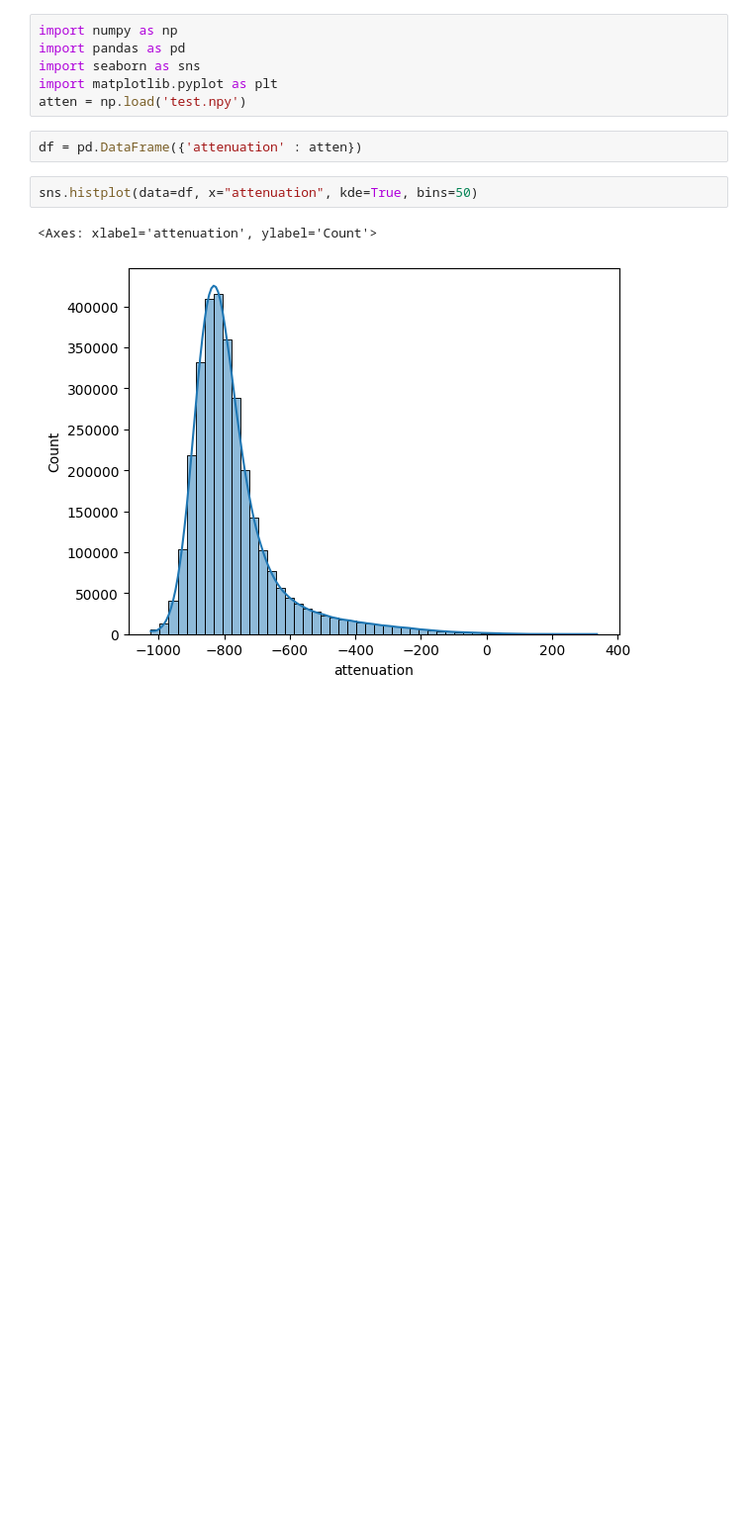
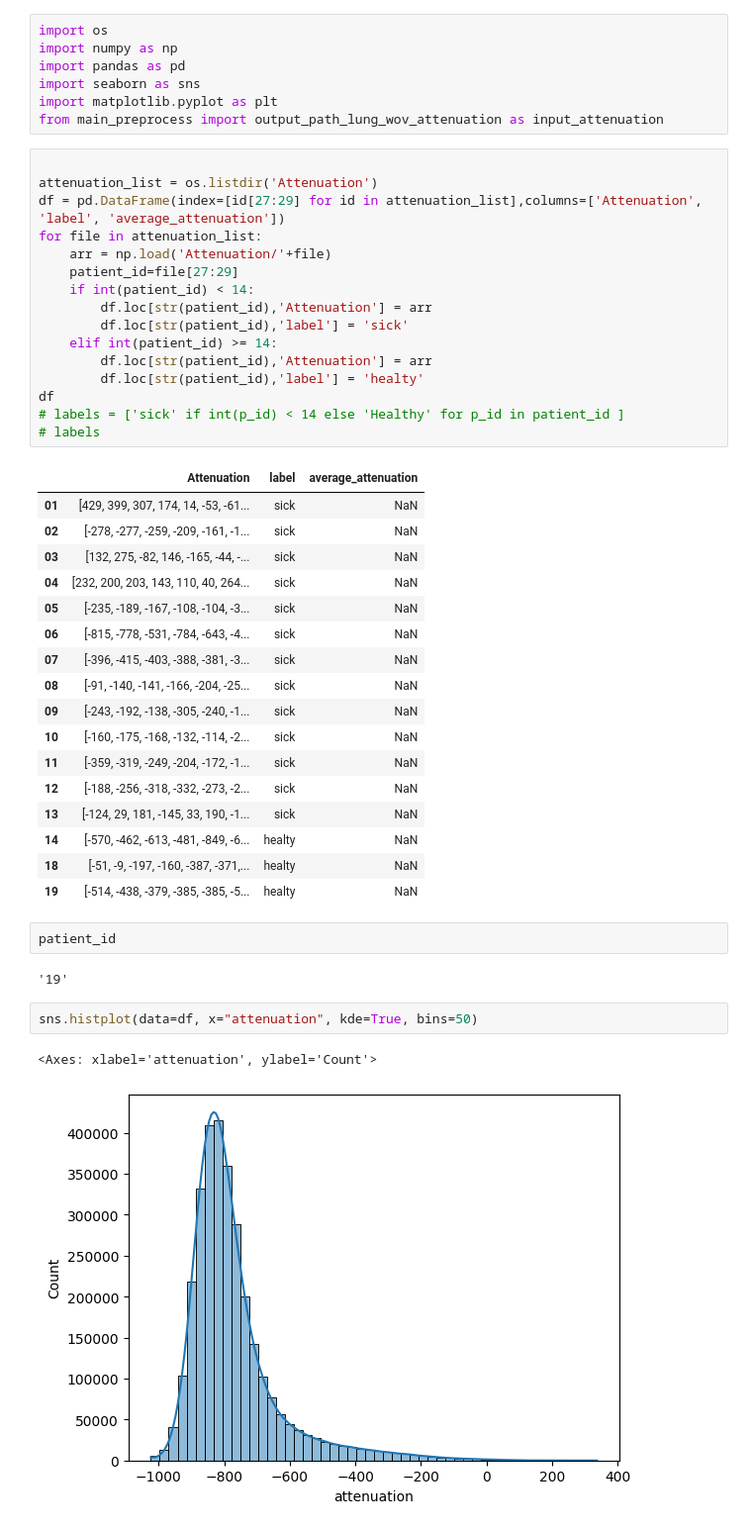
Before and after one commit to JaSeKii/BachelorProject, a Jupyter notebook: Data_preprocess/visualization.ipynb, the cells around one changed output. Shown: that part at 99% size. Cells and saved outputs as stored; diff of their text form; blank space fills up the shorter version.

```diff
--- a/Data_preprocess/visualization.ipynb
+++ b/Data_preprocess/visualization.ipynb
@@ -1,11 +1,48 @@
 # %%
+import os
 import numpy as np
 import pandas as pd
 import seaborn as sns
 import matplotlib.pyplot as plt
-atten = np.load('test.npy')
+from main_preprocess import output_path_lung_wov_attenuation as input_attenuation
-# %%
-df = pd.DataFrame({'attenuation' : atten})
+# %%
+
+attenuation_list = os.listdir('Attenuation')
+df = pd.DataFrame(index=[id[27:29] for id in attenuation_list],columns=['Attenuation', 'label', 'average_attenuation'])
+for file in attenuation_list:
+    arr = np.load('Attenuation/'+file)
+    patient_id=file[27:29]
+    if int(patient_id) < 14:
+        df.loc[str(patient_id),'Attenuation'] = arr
+        df.loc[str(patient_id),'label'] = 'sick'
+    elif int(patient_id) >= 14:
+        df.loc[str(patient_id),'Attenuation'] = arr
+        df.loc[str(patient_id),'label'] = 'healty'
+df
+# labels = ['sick' if int(p_id) < 14 else 'Healthy' for p_id in patient_id ]
+# labels
+# %% [output]
+|  | Attenuation | label | average_attenuation |
+| 01 | [429, 399, 307, 174, 14, -53, -61... | sick | NaN |
+| 02 | [-278, -277, -259, -209, -161, -1... | sick | NaN |
+| 03 | [132, 275, -82, 146, -165, -44, -... | sick | NaN |
+| 04 | [232, 200, 203, 143, 110, 40, 264... | sick | NaN |
+| 05 | [-235, -189, -167, -108, -104, -3... | sick | NaN |
+| 06 | [-815, -778, -531, -784, -643, -4... | sick | NaN |
+| 07 | [-396, -415, -403, -388, -381, -3... | sick | NaN |
+| 08 | [-91, -140, -141, -166, -204, -25... | sick | NaN |
+| 09 | [-243, -192, -138, -305, -240, -1... | sick | NaN |
+| 10 | [-160, -175, -168, -132, -114, -2... | sick | NaN |
+| 11 | [-359, -319, -249, -204, -172, -1... | sick | NaN |
+| 12 | [-188, -256, -318, -332, -273, -2... | sick | NaN |
+| 13 | [-124, 29, 181, -145, 33, 190, -1... | sick | NaN |
+| 14 | [-570, -462, -613, -481, -849, -6... | healty | NaN |
+| 18 | [-51, -9, -197, -160, -387, -371,... | healty | NaN |
+| 19 | [-514, -438, -379, -385, -385, -5... | healty | NaN |
+# %%
+patient_id
+# %% [output]
+'19'
 # %%
 sns.histplot(data=df, x="attenuation", kde=True, bins=50)
 # %% [output]
```
Also changed, not shown: parts of 7 cells of this notebook, 4 other files.
